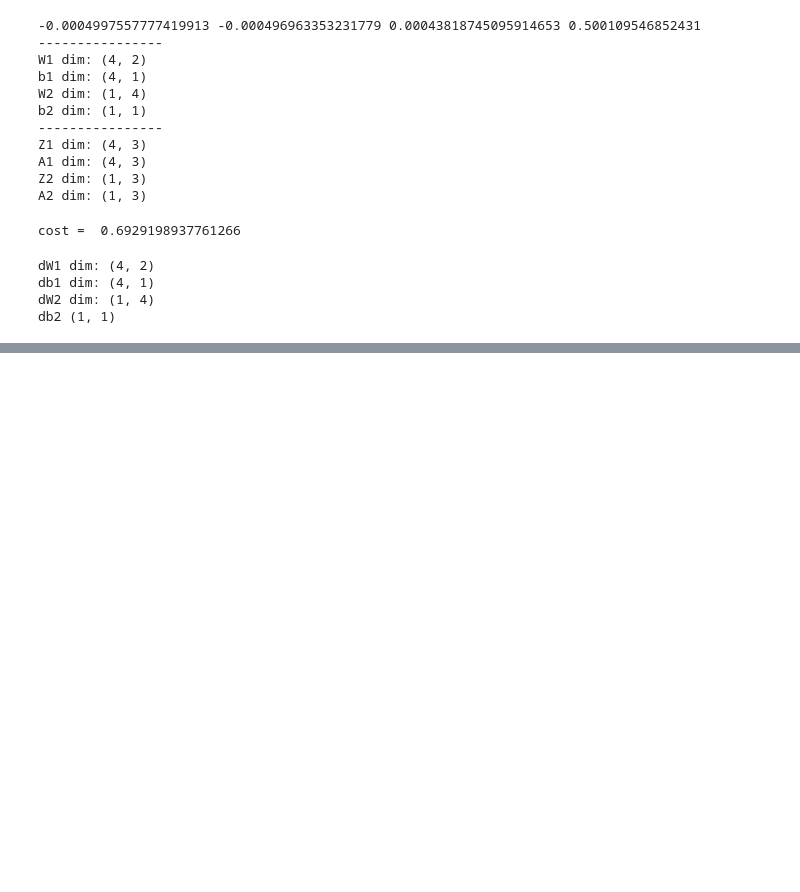
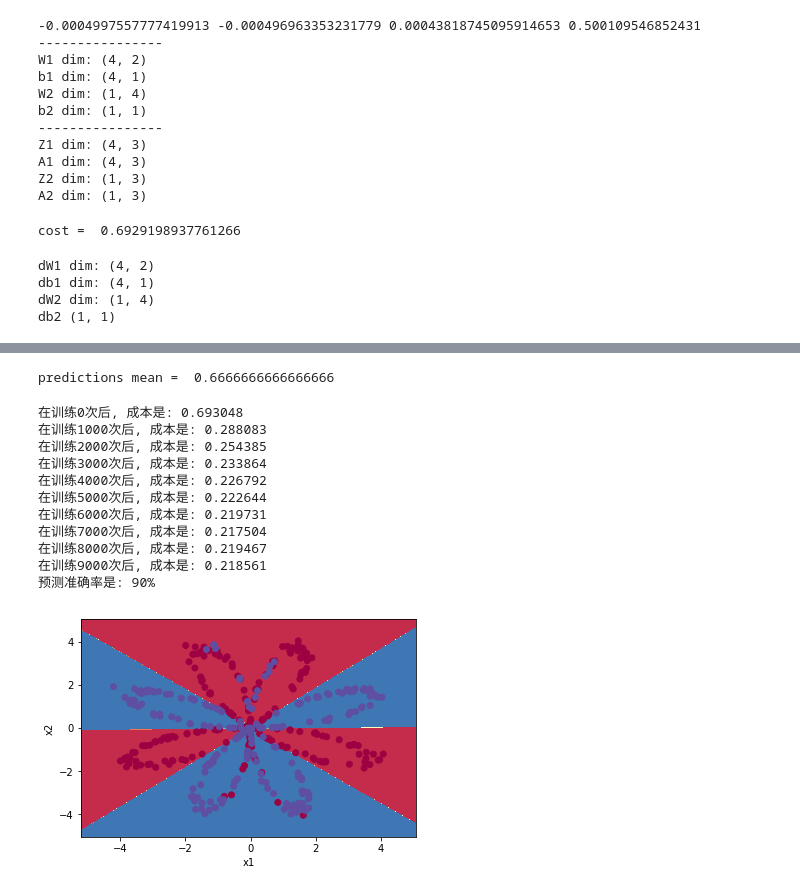
Before and after one commit to oaiao/ai, a Jupyter notebook: ai/ai_02/ai_02_copy.ipynb, the cells around one changed output, grey strips where cells are left out. Saved outputs shown, nothing was run; the diff lists cells and outputs as text; code cells hidden in the pictures; blank space fills up the shorter version.

```diff
--- a/ai/ai_02/ai_02_copy.ipynb
+++ b/ai/ai_02/ai_02_copy.ipynb
@@ -171,10 +171,10 @@ def update_parameters(parameters,grads,learning_rate=1.2):
     dW2 = grads['dW2']
     db2 = grads['db2']
 
-    W1 = W1 - learning_rate * W1
-    b1 = b1 - learning_rate * b1
-    W2 = W2 - learning_rate * W2
-    b2 = b2 - learning_rate * b2
+    W1 = W1 - learning_rate * dW1
+    b1 = b1 - learning_rate * db1
+    W2 = W2 - learning_rate * dW2
+    b2 = b2 - learning_rate * db2
 
     return {"W1": W1, "b1": b1, "W2": W2, "b2": b2}
 # %%
@@ -208,9 +208,11 @@ def nn_model(X, Y, n_h, num_iterations=10000, print_cost=False):
     for i in range(0, num_iterations):
         A2, cache = forward_propagation(X, parameters)
         cost = compute_cost(A2,Y,parameters)
-        grads = backward_propagation(parameters,grads)
+        grads = backward_propagation(parameters, cache, X, Y)
+
+        parameters = update_parameters(parameters, grads)
         if print_cost and i % 1000 == 0:
-            print("在训练%1次后, 成本是: %f" % (i, cost))
+            print("在训练%i次后, 成本是: %f" % (i, cost))
 
     return parameters
 # %%
@@ -222,0 +234,32 @@ SyntaxError: EOL while scanning string literal (<ipython-input-18-de81e19dd543>,
+# %%
+def predict(parameters, X):
+    A2, cache = forward_propagation(X, parameters)
+
+    return np.round(A2)
+# %%
+# test unit
+parameters, X_assess = predict_test_case()
+predictions = predict(parameters,X_assess)
+print("predictions mean = ",np.mean(predictions))
+# %% [output]
+predictions mean =  0.6666666666666666
+# %%
+parameters = nn_model(X,Y,n_h = 4, num_iterations=10000,print_cost=True)
+# print("parameters = ",parameters)
+predictions = predict(parameters,X)
+print('预测准确率是: %d' % float((np.dot(Y, predictions.T) + np.dot(1 - Y,1 - predictions.T)) / float(Y.size) * 100) + '%')
+
+plot_decision_boundary(lambda x: predict(parameters, x.T),X,Y.ravel())
+# %% [output]
+在训练0次后, 成本是: 0.693048
+在训练1000次后, 成本是: 0.288083
+在训练2000次后, 成本是: 0.254385
+在训练3000次后, 成本是: 0.233864
+在训练4000次后, 成本是: 0.226792
+在训练5000次后, 成本是: 0.222644
+在训练6000次后, 成本是: 0.219731
+在训练7000次后, 成本是: 0.217504
+在训练8000次后, 成本是: 0.219467
+在训练9000次后, 成本是: 0.218561
+预测准确率是: 90%
+[figure, added]
```
Also changed, not shown: parts of 4 cells of this notebook, 1 other file.
